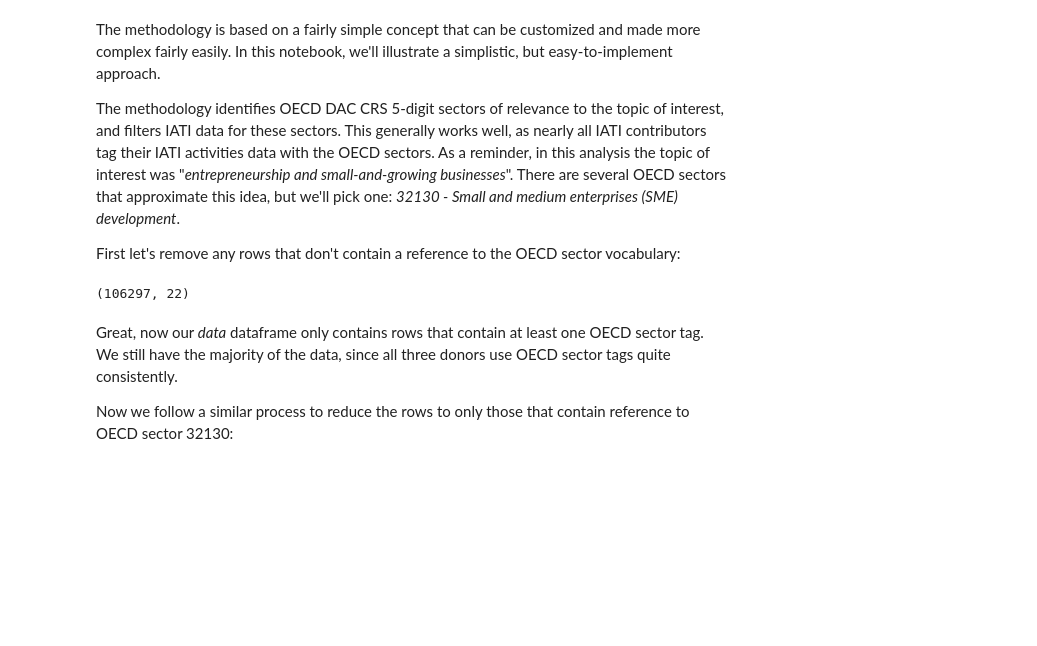
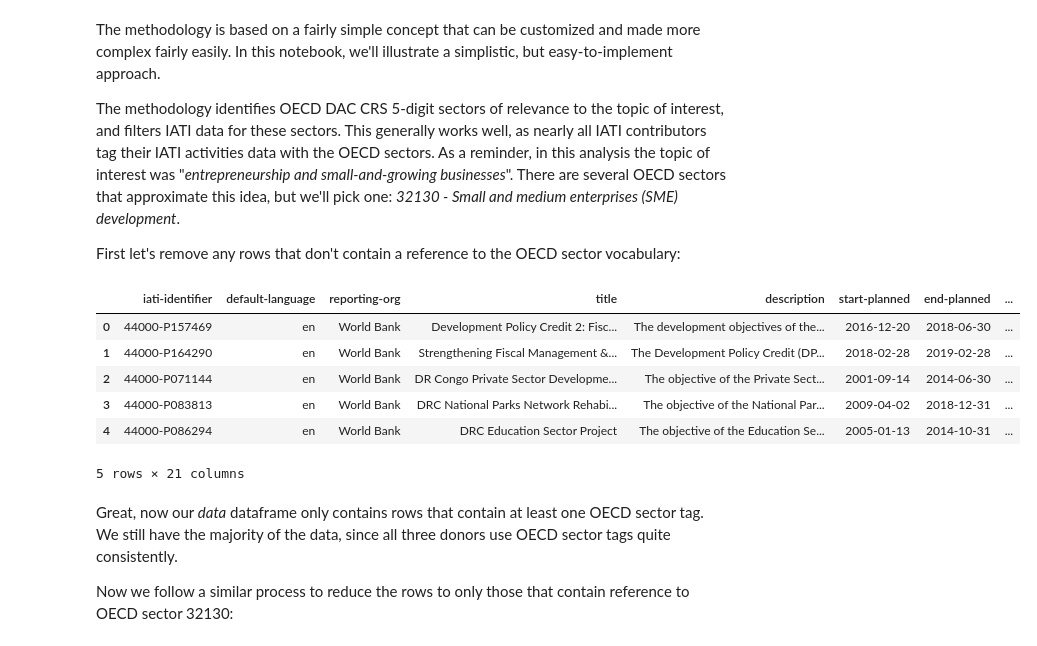
Before and after one commit to thisismattwolf/IATI_methodology, a Jupyter notebook: Methodology_notebook.ipynb, the cells around one changed output. Saved outputs shown, nothing was run; the diff lists cells and outputs as text; code cells hidden in the pictures; blank space fills up the shorter version.

```diff
--- a/Methodology_notebook.ipynb
+++ b/Methodology_notebook.ipynb
@@ -161,9 +161,16 @@ dfid_oecd_rows = dfid_rows[dfid_rows['sector-vocabulary-code'].str.contains("DAC
 sida_oecd_rows = sida_rows[sida_rows['sector-vocabulary-code'].str.contains("1", na=False)]
 # %%
 data = pd.concat([wb_oecd_rows, dfid_oecd_rows, sida_oecd_rows])
-data.shape
+data = data.drop(['index'], axis=1)
+data.head()
 # %% [output]
+|  | iati-identifier | default-language | reporting-org | title | description | start-planned | end-planned | ... |
+| 0 | 44000-P157469 | en | World Bank | Development Policy Credit 2: Fisc... | The development objectives of the... | 2016-12-20 | 2018-06-30 | ... |
+| 1 | 44000-P164290 | en | World Bank | Strengthening Fiscal Management &... | The Development Policy Credit (DP... | 2018-02-28 | 2019-02-28 | ... |
+| 2 | 44000-P071144 | en | World Bank | DR Congo Private Sector Developme... | The objective of the Private Sect... | 2001-09-14 | 2014-06-30 | ... |
+| 3 | 44000-P083813 | en | World Bank | DRC National Parks Network Rehabi... | The objective of the National Par... | 2009-04-02 | 2018-12-31 | ... |
+| 4 | 44000-P086294 | en | World Bank | DRC Education Sector Project | The objective of the Education Se... | 2005-01-13 | 2014-10-31 | ... |
-(106297, 22)
+5 rows × 21 columns
 # %% [markdown]
 Great, now our *data* dataframe only contains rows that contain at least one OECD sector tag. We still have the majority of the data, since all three donors use OECD sector tags quite consistently.
 
```
Also changed, not shown: parts of 21 cells of this notebook, 2 other files.
